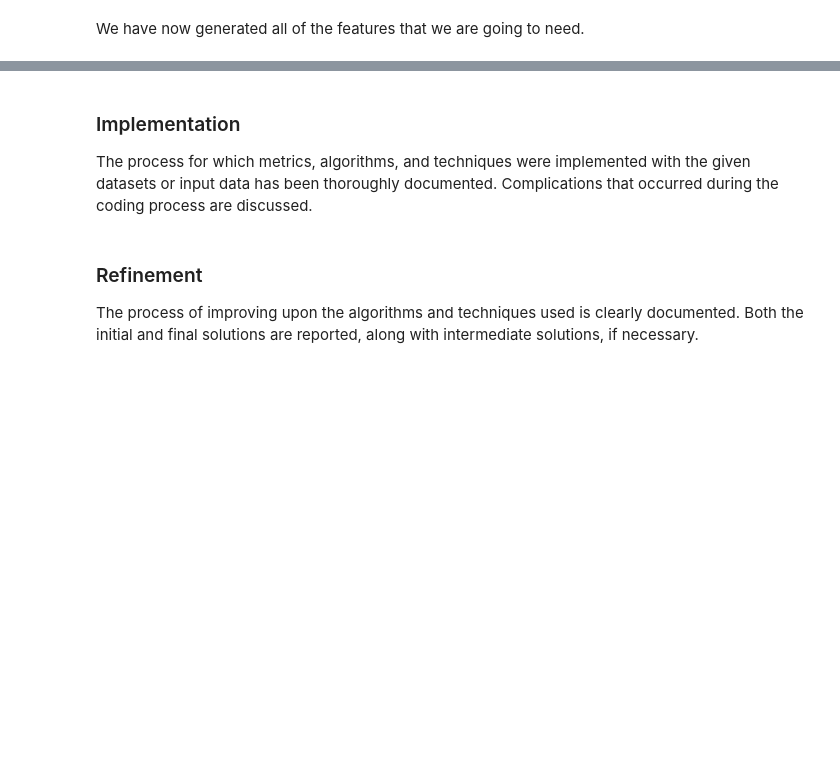
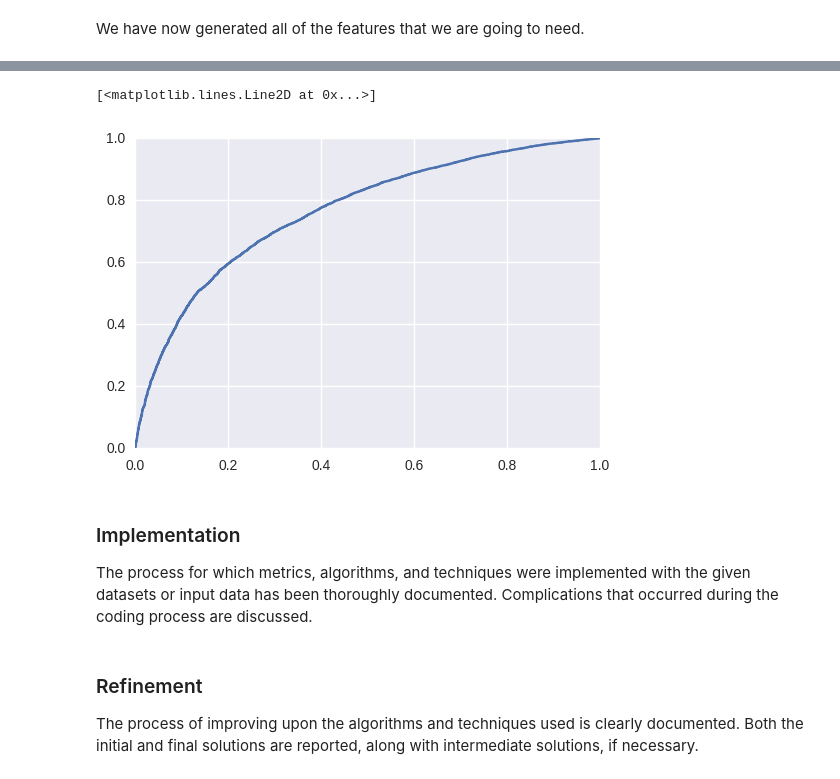
Before and after one commit to t-lanigan/amazon-review-classifier, a Jupyter notebook: proj-nb.ipynb, the cells around one changed output, grey strips where cells are left out. Drawn from its saved outputs; the diff is of its cells as text; code cells hidden in the pictures; blank space fills up the shorter version.

Commit message:
added TFIDF features

```diff
--- a/proj-nb.ipynb
+++ b/proj-nb.ipynb
@@ -340,7 +340,11 @@ def tokens(x):
     [stems.append(stemmer.stem(word)) for word in x]
     return stems
 
-vectorizer = TfidfVectorizer(tokenizer = tokens, stop_words = 'english', ngram_range=(1, 2))
-X = vectorizer.fit_transform(df1['reviewText'])
+#define the vectorizer
+vectorizer = TfidfVectorizer(tokenizer = tokens, stop_words = 'english', ngram_range=(1, 1), min_df = 0.01)
+#fit the vectorizers to the data.
+features = vectorizer.fit_transform(df1['reviewText'])
+
 
 vocab = vectorizer.get_feature_names()
+features.shape
@@ -359,0 +358,3 @@ Having 712813 features is going to make things quite difficult for our learning
+# %%
+from sklearn.cross_validation import train_test_split
+X_train, X_test, y_train, y_test = train_test_split(features,df1['Helpful'], test_size=0.2, random_state=RAN_STATE)
@@ -359,0 +373,15 @@ Having 712813 features is going to make things quite difficult for our learning
+# %%
+#find best logistic regression parameters
+from sklearn import grid_search, cross_validation
+from sklearn.linear_model import LogisticRegression
+feature_set = X_train
+
+gs = grid_search.GridSearchCV(
+    estimator=LogisticRegression(),
+    param_grid={'C': [10**i for i in range(-5,10)], 'class_weight': [None, 'balanced']},
+    cv=cross_validation.StratifiedKFold(y_train,n_folds=5),
+    scoring='roc_auc'
+)
+
+gs.fit(X_train, y_train)
+gs.grid_scores_
@@ -360,3 +406,14 @@ Having 712813 features is going to make things quite difficult for our learning
+# %%
+#plot ROC/AUC curve
+from sklearn.metrics import roc_auc_score, roc_curve
+
+clf = gs.best_estimator_
+actuals = clf.predict(features)
+probas =clf.predict_proba(features)
+plt.plot(roc_curve(df1[['Helpful']], probas[:,1])[0], roc_curve(df1[['Helpful']], probas[:,1])[1])
+# %% [output]
+[<matplotlib.lines.Line2D at 0x...>]
+[figure, added]
 # %% [markdown]
 ### Implementation
 The process for which metrics, algorithms, and techniques were implemented with the given datasets or input data has been thoroughly documented. Complications that occurred during the coding process are discussed.
```
Also changed, not shown: parts of 8 cells of this notebook.
